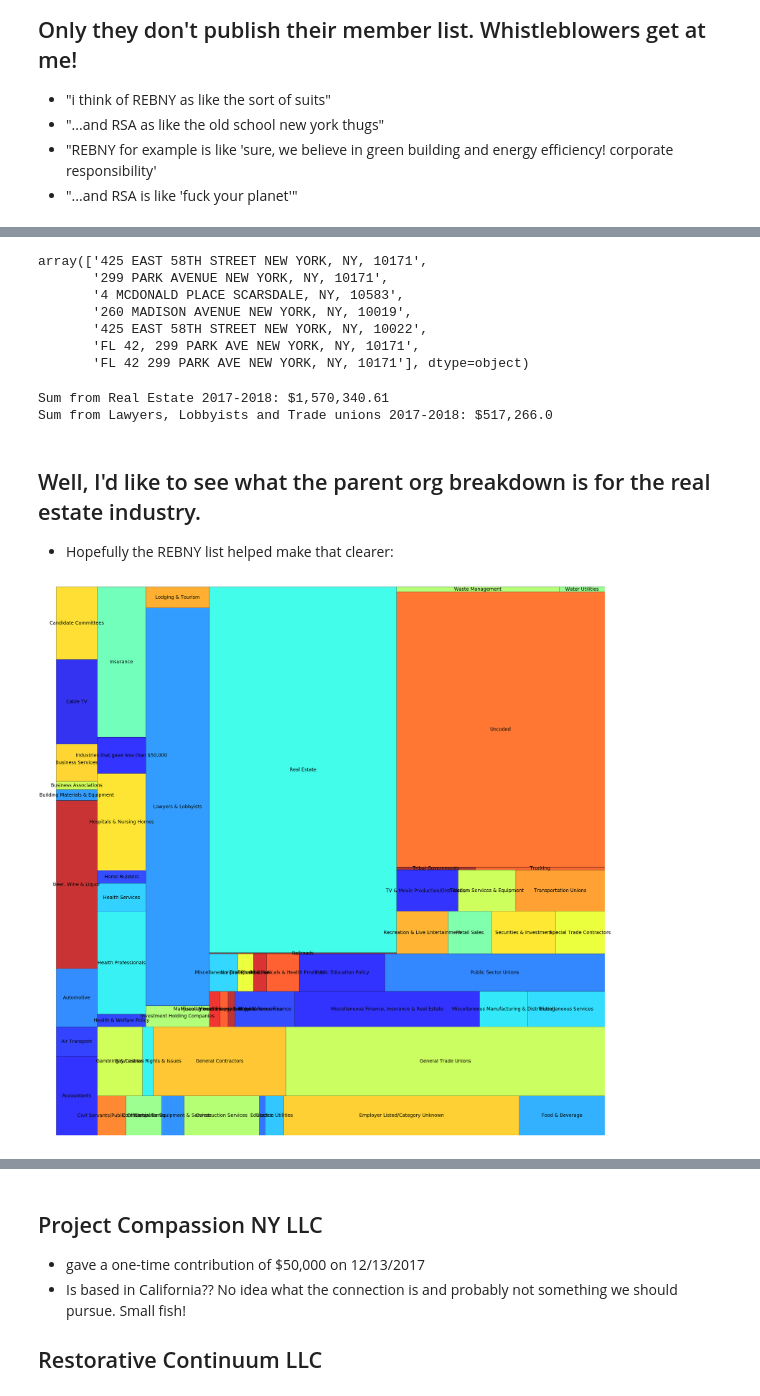
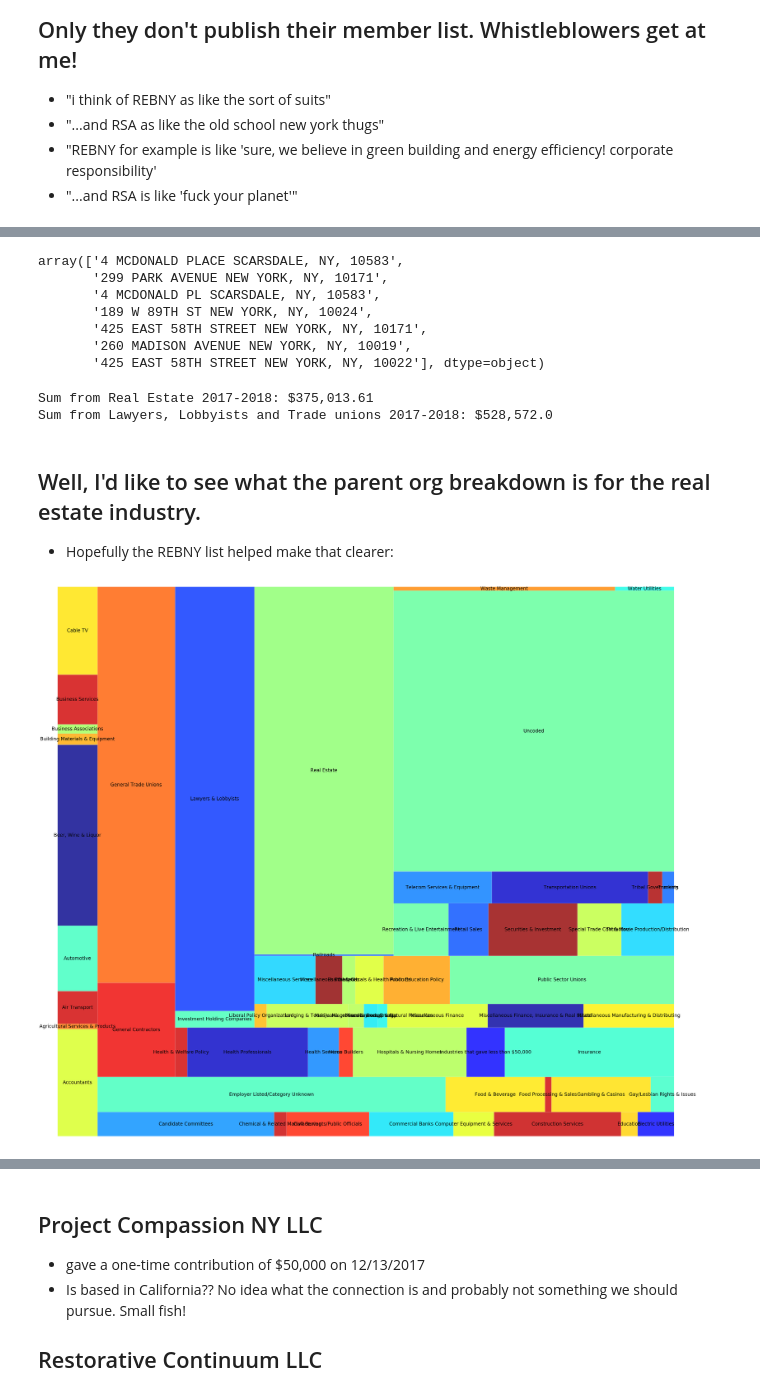
Before and after one commit to kromreig/warchest_cuomo_indy, a Jupyter notebook: Cuomo_Campaign_Finance.ipynb, the cells around one changed output, grey strips where cells are left out. Saved outputs shown, nothing was run; the diff lists cells and outputs as text; code cells hidden in the pictures.

```diff
--- a/Cuomo_Campaign_Finance.ipynb
+++ b/Cuomo_Campaign_Finance.ipynb
@@ -596,0 +573,11 @@ rebny_df['firm'].nunique()
+# %%
+#Here's my list of REBNY firms/members from their member directory
+
+rebny_df = pd.read_csv("rebny.csv")
+rebny_df = rebny_df.drop_duplicates('name', keep='first')
+df = pd.merge(df, rebny_df, left_on='Donor', right_on='name', how='left')
+df.columns
+df['Date'] = pd.to_datetime(df['Date_boe'], infer_datetime_format=True)
+df = df.set_index('Date')
+df.sort_index(inplace=True)
+df.head()
@@ -597,5 +593,5 @@ rebny_df['firm'].nunique()
 # %%
 reb_list = list(set(rebny_df['firm']))
-#If they're in REBNY, categorize as REBNY
-merged.loc[merged['Parent_Org_or_Employer'].isin(reb_list),'rebny']=1
-merged.loc[merged['Parent_Org_or_Employer'].isin(reb_list),'General_Industry']='Real Estate'
+#Also, if they're in REBNY, categorize as REBNY
+df.loc[df['Parent_Org_or_Employer'].isin(reb_list),'rebny']=1
+df.loc[df['Parent_Org_or_Employer'].isin(reb_list),'General_Industry']='Real Estate'
@@ -610,44 +598,44 @@ squares = squares.groupby('General_Industry')['Amount_boe'].sum().to_frame().res
 # %%
-merged['Parent_Org_or_Employer']=merged['Parent_Org_or_Employer'].astype(object).fillna('Unknown')
+df['Parent_Org_or_Employer']=df['Parent_Org_or_Employer'].astype(object).fillna('Unknown')
 def fill_parent(row):
     if row['Parent_Org_or_Employer']=='Unknown':
         return row['firm']
     else:
         return row['Parent_Org_or_Employer']
 # %%
-merged['Parent_Org_or_Employer'] = merged.apply(fill_parent, axis=1)
+df['Parent_Org_or_Employer'] = df.apply(fill_parent, axis=1)
 # %%
-merged[merged['Parent_Org_or_Employer']=='FISHER BROTHERS']['Address'].unique()
+df[df['Parent_Org_or_Employer']=='FISHER BROTHERS']['Address'].unique()
 # %% [output]
-array(['425 EAST 58TH STREET NEW YORK, NY, 10171',
+array(['4 MCDONALD PLACE SCARSDALE, NY, 10583',
        '299 PARK AVENUE NEW YORK, NY, 10171',
-       '4 MCDONALD PLACE SCARSDALE, NY, 10583',
+       '4 MCDONALD PL SCARSDALE, NY, 10583',
+       '189 W 89TH ST NEW YORK, NY, 10024',
+       '425 EAST 58TH STREET NEW YORK, NY, 10171',
        '260 MADISON AVENUE NEW YORK, NY, 10019',
-       '425 EAST 58TH STREET NEW YORK, NY, 10022',
-       'FL 42, 299 PARK AVE NEW YORK, NY, 10171',
-       'FL 42 299 PARK AVE NEW YORK, NY, 10171'], dtype=object)
+       '425 EAST 58TH STREET NEW YORK, NY, 10022'], dtype=object)
 # %%
-rec = merged['2017-01-01':]
+rec = df['2017-01-01':]
 print("Sum from Real Estate 2017-2018:", "${:,}".format(rec[rec['General_Industry']=='Real Estate']['Amount_boe'].sum()))
 print("Sum from Lawyers, Lobbyists and Trade unions 2017-2018:", "${:,}".format(rec[(rec['General_Industry']=='Lawyers & Lobbyists')|(rec['General_Industry']=='Trade Unions')]['Amount_boe'].sum()))
 # %% [output]
-Sum from Real Estate 2017-2018: $1,570,340.61
-Sum from Lawyers, Lobbyists and Trade unions 2017-2018: $517,266.0
+Sum from Real Estate 2017-2018: $375,013.61
+Sum from Lawyers, Lobbyists and Trade unions 2017-2018: $528,572.0
 # %% [markdown]
 ## Well, I'd like to see what the parent org breakdown is for the real estate industry.
 - Hopefully the REBNY list helped make that clearer:
 # %%
-squares = merged.groupby('General_Industry')['Amount_boe'].sum().reset_index()
+squares = df.groupby('General_Industry')['Amount_boe'].sum().reset_index()
 
 #Squarify does not like division by zero
 squares.loc[squares['Amount_boe']<25000, 'General_Industry']='Industries that gave less than $50,000'
 squares = squares.groupby('General_Industry')['Amount_boe'].sum().reset_index()
 
 plt.figure(figsize=(50,50))
 squarify.plot(sizes=squares['Amount_boe'], label=squares['General_Industry'], alpha=.8 )
 plt.axis('off')
 plt.show()
 # %% [output]
-[figure, old version]
+[figure, new version]
 # %%
 rsa_df = pd.read_csv("RSA-PAC-cleaned.csv")
```
Also changed, not shown: parts of 64 cells of this notebook.
